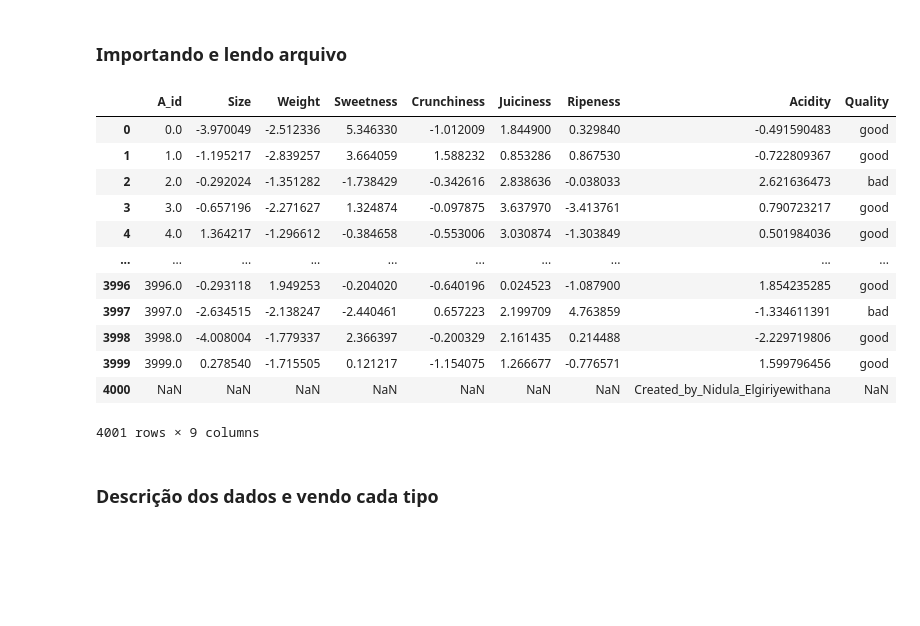
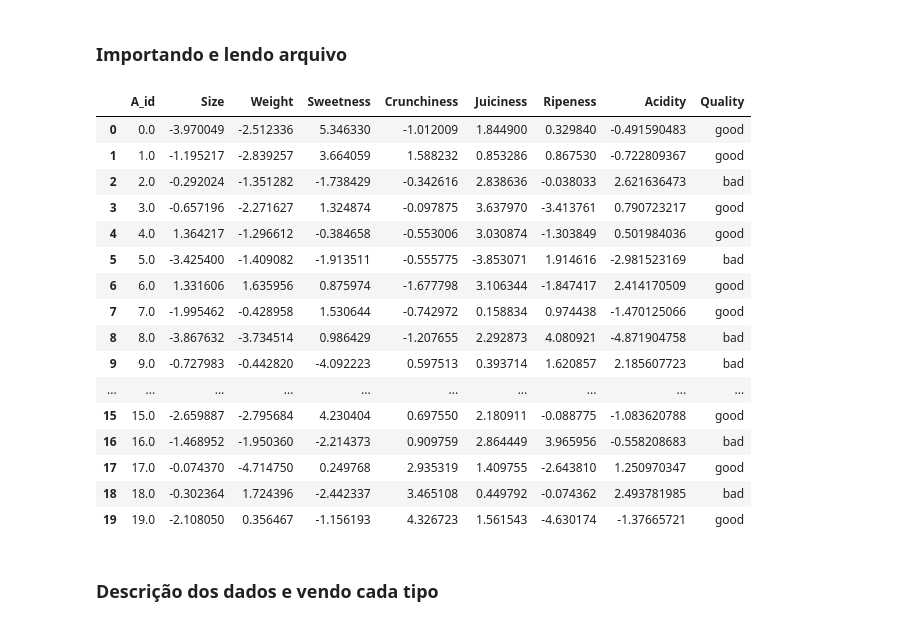
Before and after one commit to CaduValezzi/Data-_Base_CP2, a Jupyter notebook: cp2.ipynb, the cells around one changed output. Saved outputs shown, nothing was run; the diff lists cells and outputs as text; code cells hidden in the pictures; blank space fills up the shorter version.

```diff
--- a/cp2.ipynb
+++ b/cp2.ipynb
@@ -45,25 +45,29 @@ Note: you may need to restart the kernel to use updated packages.
 # %%
 import numpy as np
 import pandas as pd
 import matplotlib.pyplot as plt
 import seaborn as sns
 
 dataApple = pd.read_csv("apple_quality.csv")
-display(dataApple)
+display(dataApple.head(20))
 # %% [output]
 |  | A_id | Size | Weight | Sweetness | Crunchiness | Juiciness | Ripeness | Acidity | Quality |
 | 0 | 0.0 | -3.970049 | -2.512336 | 5.346330 | -1.012009 | 1.844900 | 0.329840 | -0.491590483 | good |
 | 1 | 1.0 | -1.195217 | -2.839257 | 3.664059 | 1.588232 | 0.853286 | 0.867530 | -0.722809367 | good |
 | 2 | 2.0 | -0.292024 | -1.351282 | -1.738429 | -0.342616 | 2.838636 | -0.038033 | 2.621636473 | bad |
 | 3 | 3.0 | -0.657196 | -2.271627 | 1.324874 | -0.097875 | 3.637970 | -3.413761 | 0.790723217 | good |
 | 4 | 4.0 | 1.364217 | -1.296612 | -0.384658 | -0.553006 | 3.030874 | -1.303849 | 0.501984036 | good |
+| 5 | 5.0 | -3.425400 | -1.409082 | -1.913511 | -0.555775 | -3.853071 | 1.914616 | -2.981523169 | bad |
+| 6 | 6.0 | 1.331606 | 1.635956 | 0.875974 | -1.677798 | 3.106344 | -1.847417 | 2.414170509 | good |
+| 7 | 7.0 | -1.995462 | -0.428958 | 1.530644 | -0.742972 | 0.158834 | 0.974438 | -1.470125066 | good |
+| 8 | 8.0 | -3.867632 | -3.734514 | 0.986429 | -1.207655 | 2.292873 | 4.080921 | -4.871904758 | bad |
+| 9 | 9.0 | -0.727983 | -0.442820 | -4.092223 | 0.597513 | 0.393714 | 1.620857 | 2.185607723 | bad |
 | ... | ... | ... | ... | ... | ... | ... | ... | ... | ... |
-| 3996 | 3996.0 | -0.293118 | 1.949253 | -0.204020 | -0.640196 | 0.024523 | -1.087900 | 1.854235285 | good |
-| 3997 | 3997.0 | -2.634515 | -2.138247 | -2.440461 | 0.657223 | 2.199709 | 4.763859 | -1.334611391 | bad |
-| 3998 | 3998.0 | -4.008004 | -1.779337 | 2.366397 | -0.200329 | 2.161435 | 0.214488 | -2.229719806 | good |
-| 3999 | 3999.0 | 0.278540 | -1.715505 | 0.121217 | -1.154075 | 1.266677 | -0.776571 | 1.599796456 | good |
-| 4000 | NaN | NaN | NaN | NaN | NaN | NaN | NaN | Created_by_Nidula_Elgiriyewithana | NaN |
+| 15 | 15.0 | -2.659887 | -2.795684 | 4.230404 | 0.697550 | 2.180911 | -0.088775 | -1.083620788 | good |
+| 16 | 16.0 | -1.468952 | -1.950360 | -2.214373 | 0.909759 | 2.864449 | 3.965956 | -0.558208683 | bad |
+| 17 | 17.0 | -0.074370 | -4.714750 | 0.249768 | 2.935319 | 1.409755 | -2.643810 | 1.250970347 | good |
+| 18 | 18.0 | -0.302364 | 1.724396 | -2.442337 | 3.465108 | 0.449792 | -0.074362 | 2.493781985 | bad |
+| 19 | 19.0 | -2.108050 | 0.356467 | -1.156193 | 4.326723 | 1.561543 | -4.630174 | -1.37665721 | good |
-4001 rows × 9 columns
 # %% [markdown]
 ### Descrição dos dados e vendo cada tipo
 # %%
```
Also changed, not shown: parts of 8 cells of this notebook.
